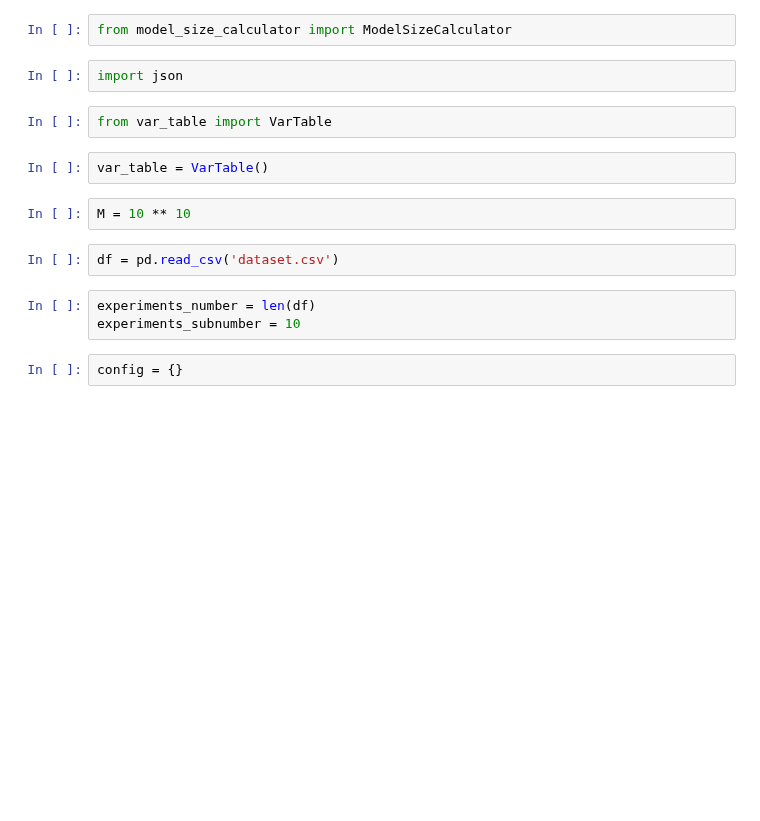
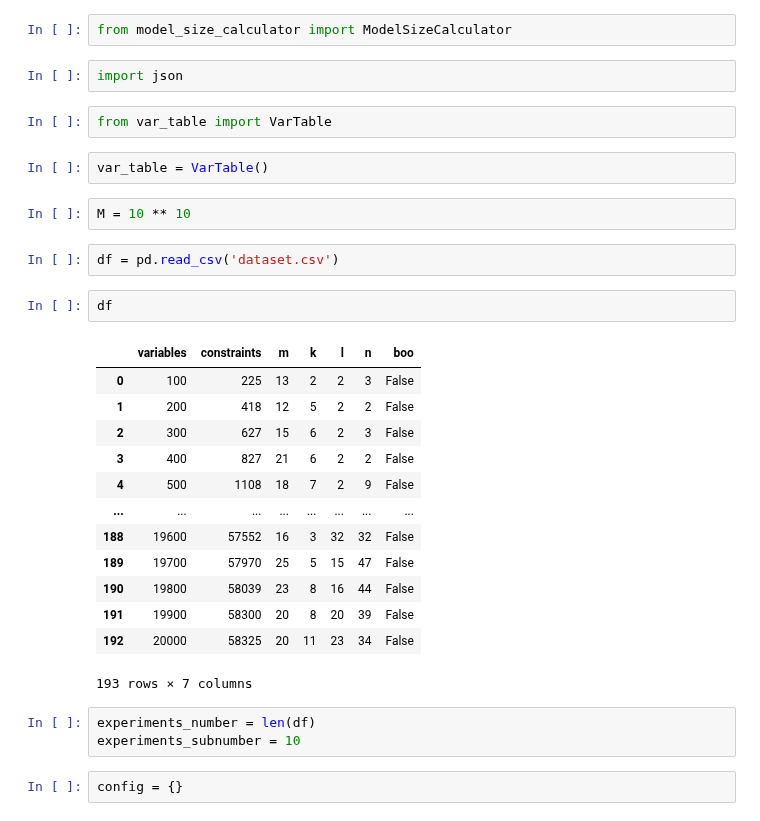
Before and after one commit to Dambr/yewking, a Jupyter notebook: task_description/draw_experiments.ipynb, the cells around one changed output. Drawn from its saved outputs; the diff is of its cells as text; blank space fills up the shorter version.

```diff
--- a/task_description/draw_experiments.ipynb
+++ b/task_description/draw_experiments.ipynb
@@ -21,6 +21,22 @@ var_table = VarTable()
 M = 10 ** 10
 # %%
 df = pd.read_csv('dataset.csv')
+# %%
+df
+# %% [output]
+|  | variables | constraints | m | k | l | n | boo |
+| 0 | 100 | 225 | 13 | 2 | 2 | 3 | False |
+| 1 | 200 | 418 | 12 | 5 | 2 | 2 | False |
+| 2 | 300 | 627 | 15 | 6 | 2 | 3 | False |
+| 3 | 400 | 827 | 21 | 6 | 2 | 2 | False |
+| 4 | 500 | 1108 | 18 | 7 | 2 | 9 | False |
+| ... | ... | ... | ... | ... | ... | ... | ... |
+| 188 | 19600 | 57552 | 16 | 3 | 32 | 32 | False |
+| 189 | 19700 | 57970 | 25 | 5 | 15 | 47 | False |
+| 190 | 19800 | 58039 | 23 | 8 | 16 | 44 | False |
+| 191 | 19900 | 58300 | 20 | 8 | 20 | 39 | False |
+| 192 | 20000 | 58325 | 20 | 11 | 23 | 34 | False |
+193 rows × 7 columns
 # %%
 experiments_number = len(df)
 experiments_subnumber = 10
```
Also changed, not shown: parts of 14 cells of this notebook, 4 other files.
